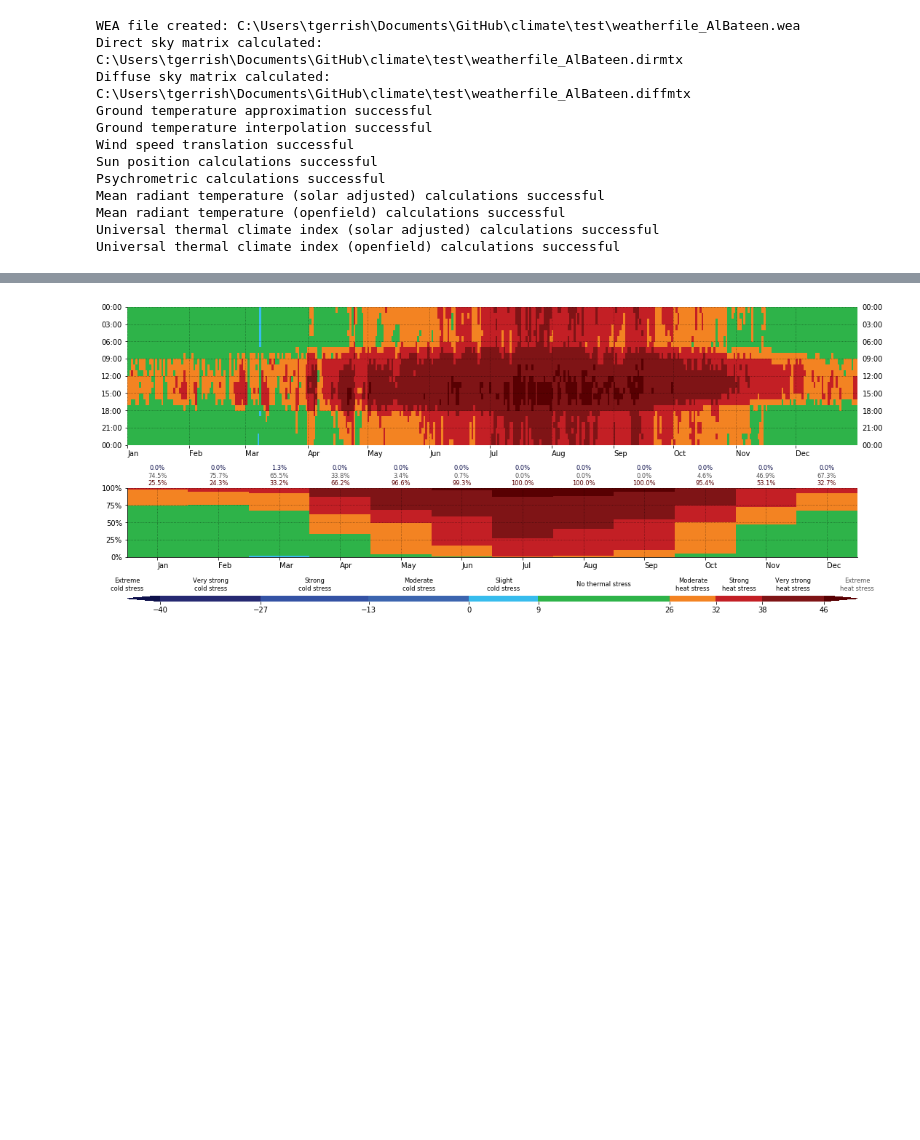
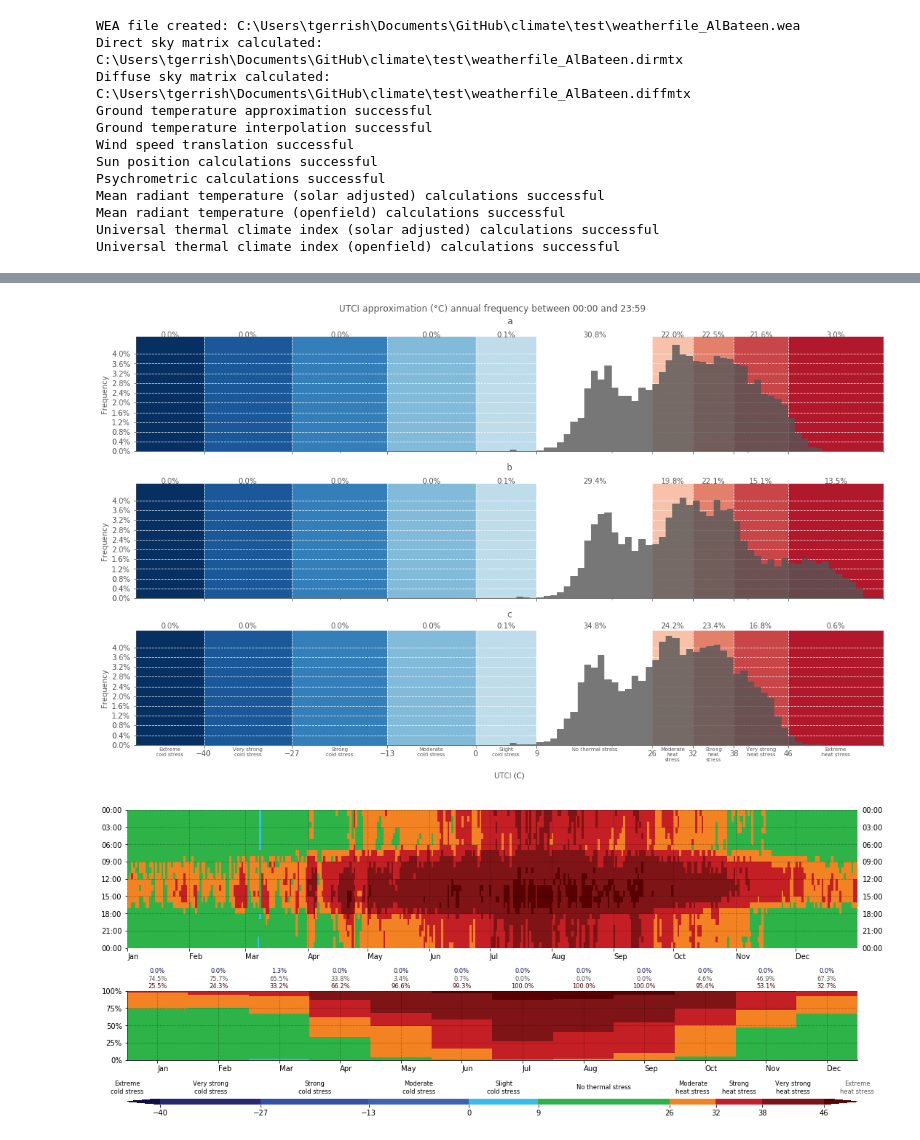
Before and after one commit to cycle13/climate, a Jupyter notebook: test.ipynb, the cells around one changed output, grey strips where cells are left out. Saved outputs shown, nothing was run; the diff lists cells and outputs as text; code cells hidden in the pictures; blank space fills up the shorter version.

```diff
--- a/test.ipynb
+++ b/test.ipynb
@@ -48,3 +59,55 @@ Universal thermal climate index (openfield) calculations successful
+# %%
+serieses = [weather.universal_thermal_climate_index_openfield, weather.universal_thermal_climate_index_solar_adjusted, weather.universal_thermal_climate_index_openfield * 0.95, weather.universal_thermal_climate_index_solar_adjusted * 1.1]
+
+def utci_frequency_comparison(serieses, titles, hours=['00:00', '23:59'], savepath=None):
+
+    fig, axes = plt.subplots(len(serieses), 1, figsize=(15, 3 * len(serieses)), sharey=True, sharex=True)
+
+    for n, series in enumerate(serieses):
+        data = series.between_time(hours[0], hours[1], include_start=True, include_end=False)
+        data.plot.hist(bins=np.arange(-40, 58, 1), ax=axes[n], zorder=4, color='#555555', alpha=0.8, density=True)
+
+#         axes[n].set_yticklabels(['{:0.1f}%'.format(x*100) for x in axes[n].get_yticks()])
+#         axes[n].set_yticklabels(['{:,.0%}'.format(x) for x in axes[n].get_yticks()])
+        axes[n].set_xlabel('UTCI (C)', color='#555555', labelpad=20)
+        axes[n].tick_params(axis='both', colors='#555555')
+        axes[n].set_ylabel('Frequency', color='#555555')
+        axes[n].set_xticks([-40, -27, -13, 0, 9, 26, 32, 38, 46])
+        axes[n].set_yticks(np.linspace(0, 0.04, 11))
+        axes[n].set_yticklabels(['{:,.1%}'.format(x) for x in axes[n].get_yticks()])
+        axes[n].tick_params(axis='both', which='major')
+        axes[n].grid(b=True, which='major', color='white', linestyle='--', alpha=0.9, zorder=10)
+        [axes[n].spines[spine].set_visible(False) for spine in ['top', 'right']]
+        [axes[n].spines[j].set_color('#555555') for j in ['bottom', 'left']]
+        axes[n].axvspan(-50, -40, color='#053061', zorder=1)
+        axes[n].axvspan(-40, -27, color='#1A5899', zorder=1)
+        axes[n].axvspan(-27, -13, color='#347FB9', zorder=1)
+        axes[n].axvspan(-13, 0, color='#82BBD9', zorder=1)
+        axes[n].axvspan(0, 9, color='#BFDCEB', zorder=1)
+        axes[n].axvspan(9, 26, color='#FFFFFF', zorder=1)
+        axes[n].axvspan(26, 32, color='#F7C1AA', zorder=1)
+        axes[n].axvspan(32, 38, color='#E3806B', zorder=1)
+        axes[n].axvspan(38, 46, color='#C84648', zorder=1)
+        axes[n].axvspan(46, 60, color='#B2182B', zorder=1)
+        axes[n].set_xlim([-50, 60])
+        for i, j, k in zip([-45, -33.5, -20, -6.5, 4.5, 17.5, 29, 35, 42, 53], ['{0:.1f}%'.format(i) for i in np.histogram(data, bins=[-100, -40, -27, -13, 0, 9, 26, 32, 38, 46, 100])[0].astype("float") / len(data) * 100], ["Extreme\ncold stress", "Very strong\ncold stress", "Strong\ncold stress", "Moderate\ncold stress", "Slight\ncold stress", "No thermal stress", "Moderate\nheat\nstress", "Strong\nheat\nstress", "Very strong\nheat stress", "Extreme\nheat stress"]):
+            bottom, top = axes[n].get_ylim()
+            axes[n].text(i, top+0.00025, j, ha='center', va='bottom', color='#555555')
+            if n == len(serieses)-1:
+                axes[n].text(i, bottom-0.001, k, ha='center', va='top', color='#555555', fontsize='x-small')
+        axes[n].set_title("{0:}".format(list(titles)[n]), y=1.075, color="#555555")
+    plt.suptitle('UTCI approximation (°C) annual frequency between {0:} and {1:}'.format(hours[0], hours[1]), color='#555555', y=1.01)
+
+    plt.tight_layout()
+
+    # Save figure
+    if savepath != None:
+        print("Saving to {}".format(savepath))
+        fig.savefig(savepath, bbox_inches="tight", dpi=300, transparent=False)
+
+utci_frequency_comparison(serieses[:-1], ["a", "b", "c"])
+# %% [output]
+[figure, added]
 # %%
 from climate.plot.utci import utci_heatmap_detailed_generic
 
```
Also changed, not shown: parts of 1 cell of this notebook, 14 other files.
